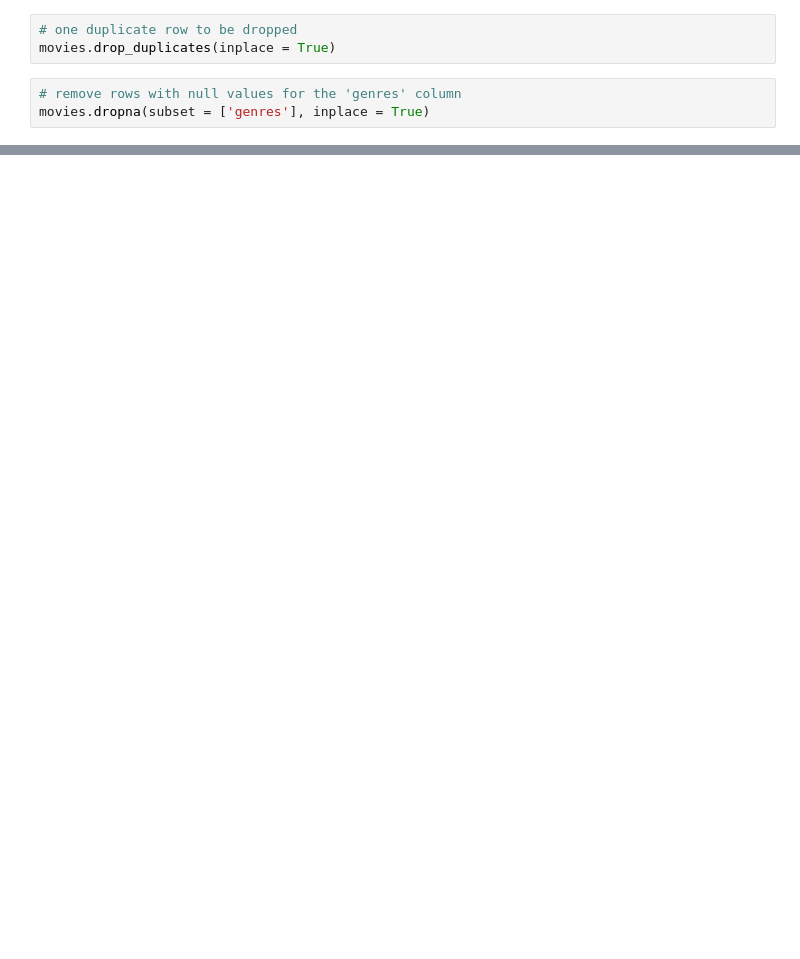
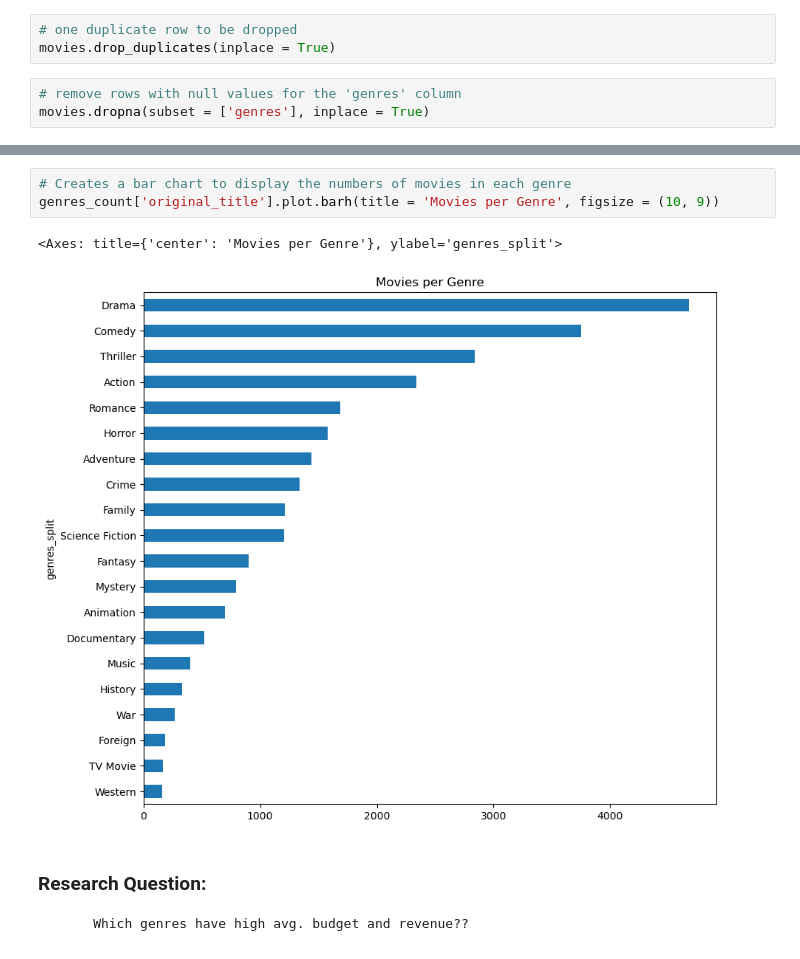
Before and after one commit to a-melino/Python-Movie-Genres-Analysis, a Jupyter notebook: movie_genres_analysis.ipynb, the cells around one changed output, grey strips where cells are left out. Saved outputs shown, nothing was run; the diff lists cells and outputs as text; blank space fills up the shorter version.

```diff
--- a/movie_genres_analysis.ipynb
+++ b/movie_genres_analysis.ipynb
@@ -53,0 +156,9 @@ movies.dropna(subset = ['genres'], inplace = True)
+# %%
+# Creates a bar chart to display the numbers of movies in each genre
+genres_count['original_title'].plot.barh(title = 'Movies per Genre', figsize = (10, 9))
+# %% [output]
+<Axes: title={'center': 'Movies per Genre'}, ylabel='genres_split'>
+[figure, added]
+# %% [markdown]
+###  Research Question:
+         Which genres have high avg. budget and revenue??
```
Also changed, not shown: parts of 44 cells of this notebook, 1 other file.
